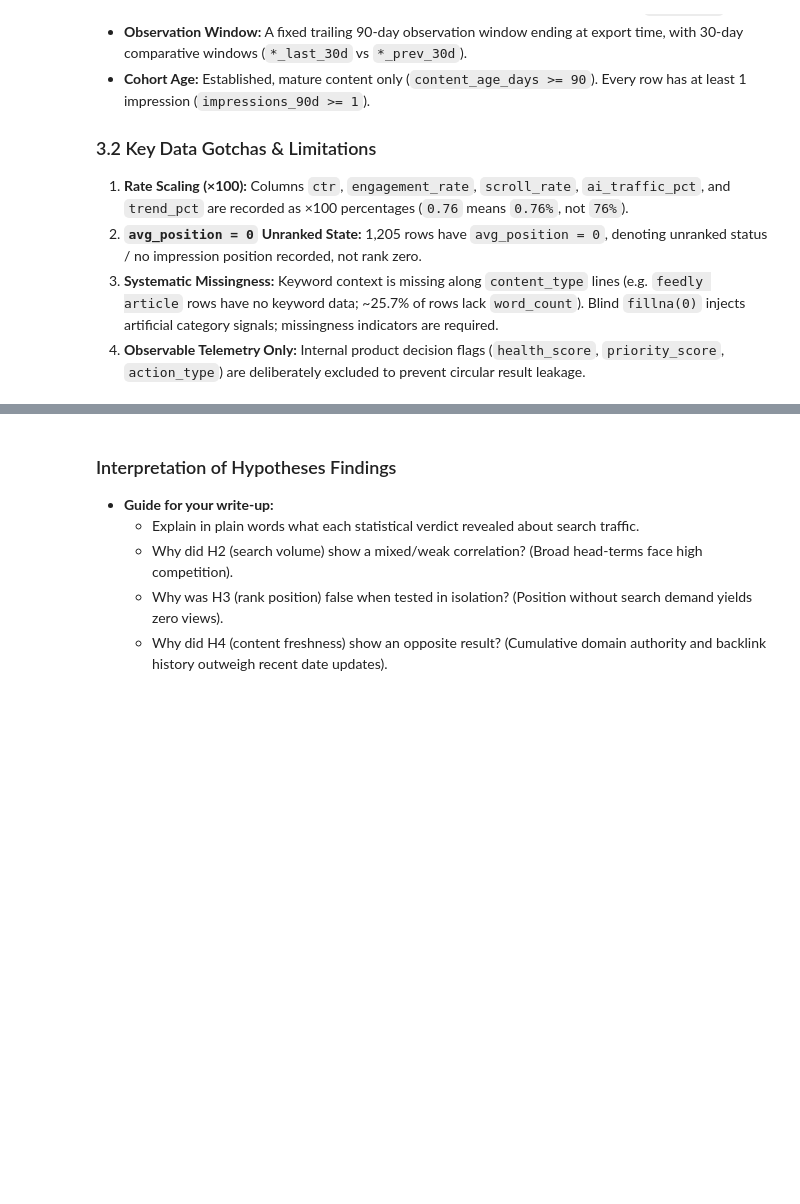
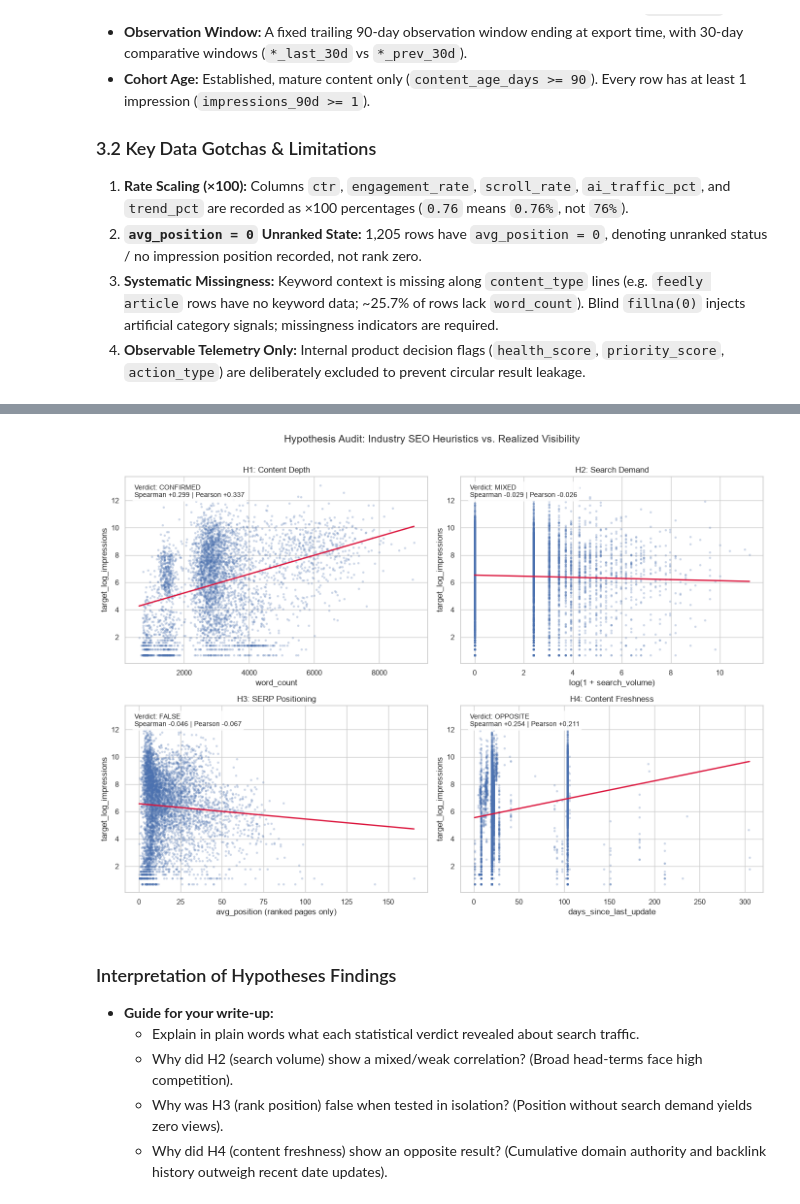
Before and after one commit to Jimber120/DA-Project-Member-3, a Jupyter notebook: work/notebooks/01_problem_framing_and_data_audit.ipynb, the cells around one changed output, grey strips where cells are left out. Saved outputs shown, nothing was run; the diff lists cells and outputs as text; code cells hidden in the pictures; blank space fills up the shorter version.

```diff
--- a/work/notebooks/01_problem_framing_and_data_audit.ipynb
+++ b/work/notebooks/01_problem_framing_and_data_audit.ipynb
@@ -80,10 +223,76 @@ Each hypothesis should be evaluated using Spearman rank correlation ($\rho$), Pe
 # %%
 # Code Cell 3: Statistical Hypothesis Testing with Explicit Verdicts
-# TODO:
-# 1. Compute Spearman rho and Pearson r correlations for each hypothesis against target_log_impressions:
-#    - H1: word_count
-#    - H2: search_volume
-#    - H3: avg_position (filter avg_position > 0)
-#    - H4: days_since_last_update
-# 2. Print a verdict summary table with explicit verdicts (CONFIRMED / MIXED / FALSE / OPPOSITE).
-# 3. Generate a 2x2 grid of scatter plots illustrating each relationship and save to 'work/outputs/hypothesis_audit_distributions.png'.
+# ----------------------------------------------------------------------
+# 3a. Correlation helper (Spearman rho + Pearson r, with p-values)
+# ----------------------------------------------------------------------
+def corr_report(x, y):
+    m = x.notna() & y.notna()
+    x, y = x[m], y[m]
+    rho, p_rho = st.spearmanr(x, y)
+    r, p_r = st.pearsonr(x, y)
+    return rho, p_rho, r, p_r, len(x)
+
+# Verdict rules (documented so they are reproducible):
+#   |rho| >= 0.10 AND significant, expected direction  -> CONFIRMED
+#   |rho| >= 0.10 AND significant, opposite direction  -> OPPOSITE
+#   |rho| <  0.10 but significant, opposite direction  -> MIXED  (a real but weak/contradicting signal)
+#   otherwise (too weak / not significant)             -> FALSE  (belief not supported)
+def verdict(rho, p, expected_sign):
+    if p >= 0.05:
+        return "FALSE"
+    if abs(rho) >= 0.10:
+        return "CONFIRMED" if np.sign(rho) == expected_sign else "OPPOSITE"
+    return "FALSE" if np.sign(rho) == expected_sign else "MIXED"
+
+df["log_search_volume_tmp"] = np.log1p(df["search_volume"])
+ranked = df[df["avg_position"] > 0]
+
+# expected_sign: +1 means 'higher x => higher visibility' is the industry belief.
+# H3: LOWER position number (better rank) => more visibility  => expected rho NEGATIVE.
+# H4: FEWER days since update (fresher)  => more visibility  => expected rho NEGATIVE.
+HYP = [
+    ("H1 Content Depth",    "word_count",             df["word_count"],              df[TARGET],        +1),
+    ("H2 Search Demand",    "search_volume",          df["search_volume"],           df[TARGET],        +1),
+    ("H2b log(1+volume)",   "log1p(search_volume)",   df["log_search_volume_tmp"],   df[TARGET],        +1),
+    ("H3 SERP Position",    "avg_position (>0)",      ranked["avg_position"],        ranked[TARGET],    -1),
+    ("H4 Content Freshness","days_since_last_update", df["days_since_last_update"],  df[TARGET],        -1),
+]
+rows = []
+for hid, var, x, y, sign in HYP:
+    rho, p_rho, r, p_r, n = corr_report(x, y)
+    rows.append({"Hypothesis": hid, "Variable": var, "n": n, "Spearman_rho": rho, "p_spearman": p_rho,
+                 "Pearson_r": r, "p_pearson": p_r, "Verdict": verdict(rho, p_rho, sign)})
+hyp = pd.DataFrame(rows)
+print("HYPOTHESIS VERDICT SUMMARY")
+display(hyp.style.format({"Spearman_rho": "{:+.4f}", "Pearson_r": "{:+.4f}", "p_spearman": "{:.2e}", "p_pearson": "{:.2e}"}))
+
+# ----------------------------------------------------------------------
+# 3b. 2x2 audit chart
+# ----------------------------------------------------------------------
+H = hyp.set_index("Hypothesis")
+samp = df.sample(min(6000, len(df)), random_state=RANDOM_STATE)
+samp_r = samp[samp["avg_position"] > 0]
+
+def panel(ax, x, y, xlabel, title, key):
+    m_ = x.notna() & y.notna()          # NaNs (e.g. missing word_count / search_volume) cannot be plotted or fitted
+    x, y = x[m_], y[m_]
+    ax.scatter(x, y, s=6, alpha=0.2)
+    m, b = np.polyfit(x, y, 1)
+    xs = np.linspace(x.min(), x.max(), 100)
+    ax.plot(xs, m * xs + b, color="crimson", lw=2)
+    row = H.loc[key]
+    ax.set(xlabel=xlabel, ylabel=TARGET, title=title)
+    ax.text(0.03, 0.96, f"Verdict: {row['Verdict']}\nSpearman {row['Spearman_rho']:+.3f} | Pearson {row['Pearson_r']:+.3f}",
+            transform=ax.transAxes, va="top", fontsize=10, bbox=dict(boxstyle="round", fc="white", alpha=0.85))
+
+fig, axes = plt.subplots(2, 2, figsize=(14, 10))
+panel(axes[0, 0], samp["word_count"], samp[TARGET], "word_count", "H1: Content Depth", "H1 Content Depth")
+panel(axes[0, 1], samp["log_search_volume_tmp"], samp[TARGET], "log(1 + search_volume)", "H2: Search Demand", "H2b log(1+volume)")
+panel(axes[1, 0], samp_r["avg_position"], samp_r[TARGET], "avg_position (ranked pages only)", "H3: SERP Positioning", "H3 SERP Position")
+panel(axes[1, 1], samp["days_since_last_update"], samp[TARGET], "days_since_last_update", "H4: Content Freshness", "H4 Content Freshness")
+plt.suptitle("Hypothesis Audit: Industry SEO Heuristics vs. Realized Visibility", fontsize=15, y=1.01)
+plt.tight_layout()
+fig.savefig(os.path.join(OUT_DIR, "hypothesis_audit_distributions.png"), dpi=150, bbox_inches="tight")
+plt.show()
+df = df.drop(columns=["log_search_volume_tmp"])
+# %% [output]
@@ -90,3 +306,4 @@ Each hypothesis should be evaluated using Spearman rank correlation ($\rho$), Pe
+[figure, added]
 # %% [markdown]
 ### Interpretation of Hypotheses Findings
 * **Guide for your write-up:**
```
Also changed, not shown: parts of 4 cells of this notebook, 2 other files.
